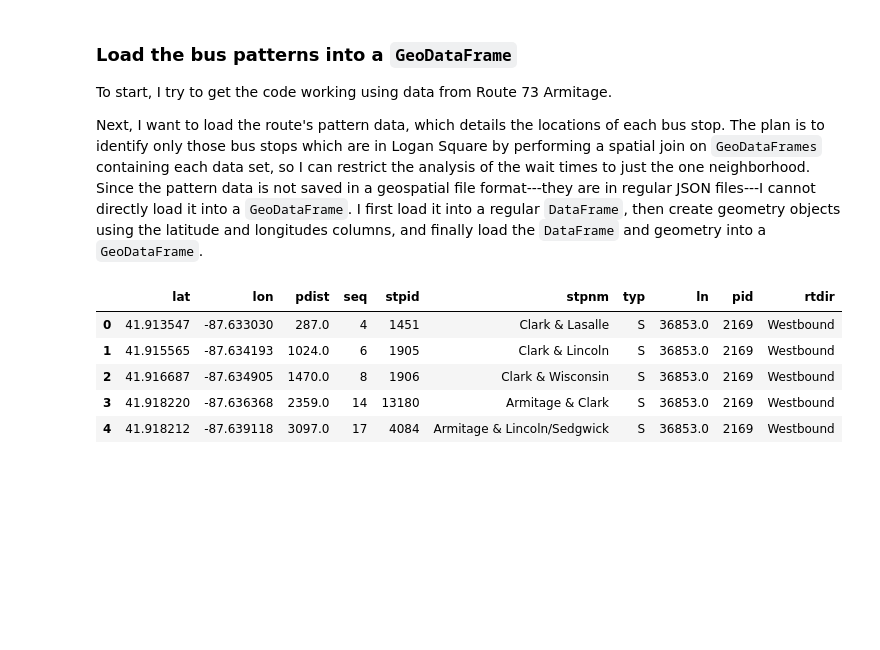
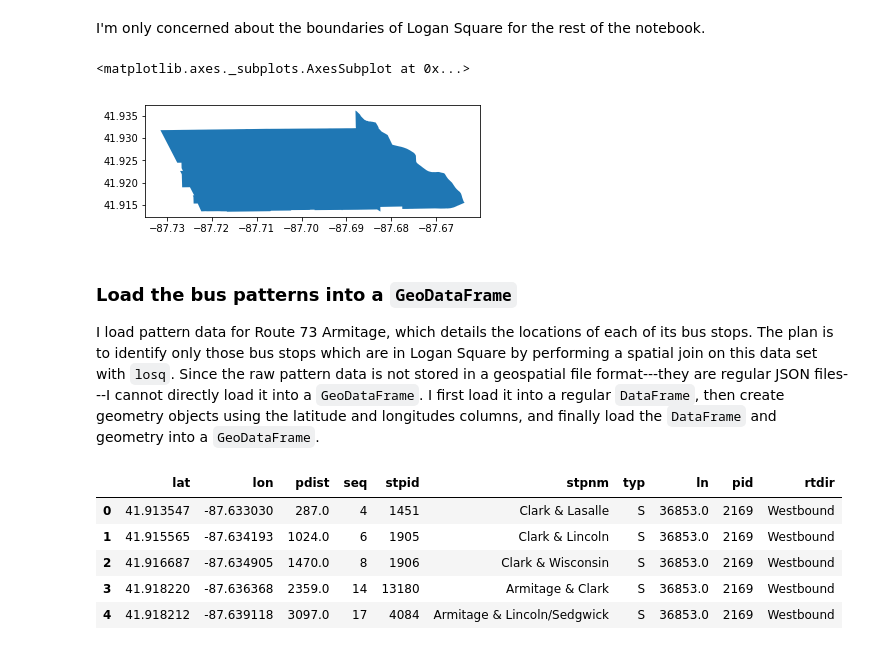
Before and after one commit to AmyLExtraordinaire/ctabus, a Jupyter notebook: notebooks/Analysis of Bus Service in Logan Square.ipynb, the cells around one changed output. Cells and saved outputs as stored; diff of their text form; code cells hidden in the pictures; blank space fills up the shorter version.

```diff
--- a/notebooks/Analysis of Bus Service in Logan Square.ipynb
+++ b/notebooks/Analysis of Bus Service in Logan Square.ipynb
@@ -32,10 +47,14 @@ commareas.head()
+# %% [markdown]
+I'm only concerned about the boundaries of Logan Square for the rest of the notebook.
 # %%
 losq = commareas[commareas.community == "LOGAN SQUARE"]
+losq.plot()
+# %% [output]
+<matplotlib.axes._subplots.AxesSubplot at 0x...>
+[figure, added]
 # %% [markdown]
 ### Load the bus patterns into a `GeoDataFrame`
-To start, I try to get the code working using data from Route 73 Armitage.
-
-Next, I want to load the route's pattern data, which details the locations of each bus stop. The plan is to identify only those bus stops which are in Logan Square by performing a spatial join on `GeoDataFrames` containing each data set, so I can restrict the analysis of the wait times to just the one neighborhood. Since the pattern data is not saved in a geospatial file format---they are in regular JSON files---I cannot directly load it into a `GeoDataFrame`. I first load it into a regular `DataFrame`, then create geometry objects using the latitude and longitudes columns, and finally load the `DataFrame` and geometry into a `GeoDataFrame`.
+I load pattern data for Route 73 Armitage, which details the locations of each of its bus stops. The plan is to identify only those bus stops which are in Logan Square by performing a spatial join on this data set with `losq`. Since the raw pattern data is not stored in a geospatial file format---they are regular JSON files---I cannot directly load it into a `GeoDataFrame`. I first load it into a regular `DataFrame`, then create geometry objects using the latitude and longitudes columns, and finally load the `DataFrame` and geometry into a `GeoDataFrame`.
 # %%
 patterns = tools.load_patterns(73, False)
 patterns.head()
```
Also changed, not shown: parts of 44 cells of this notebook.
